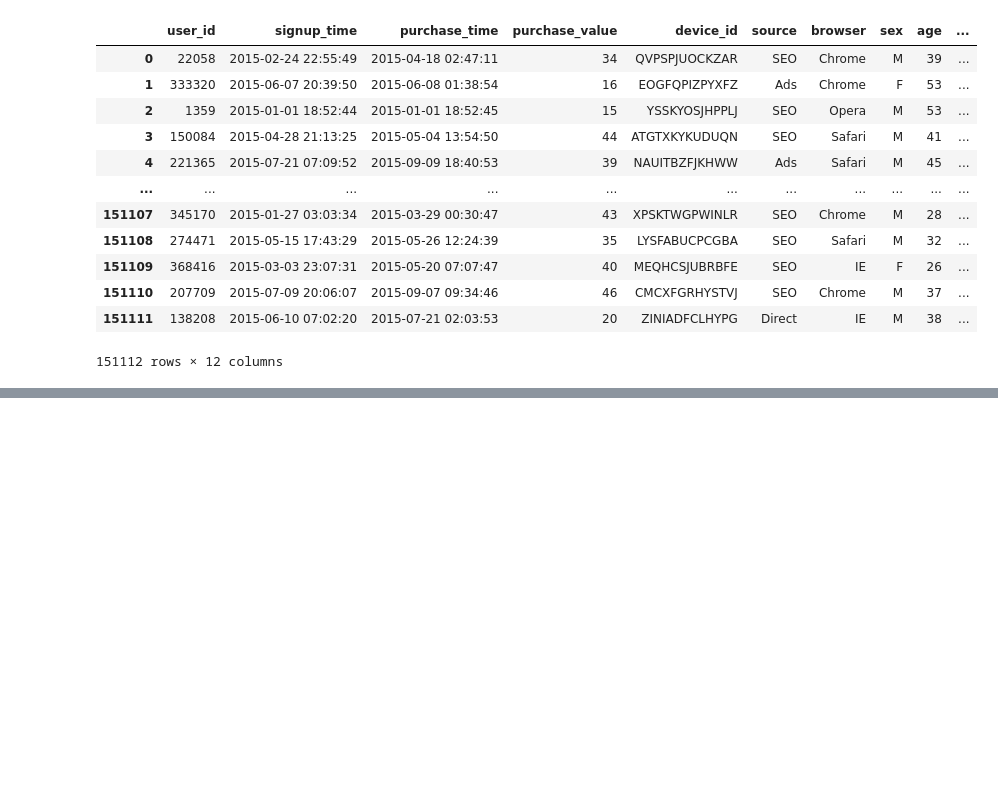
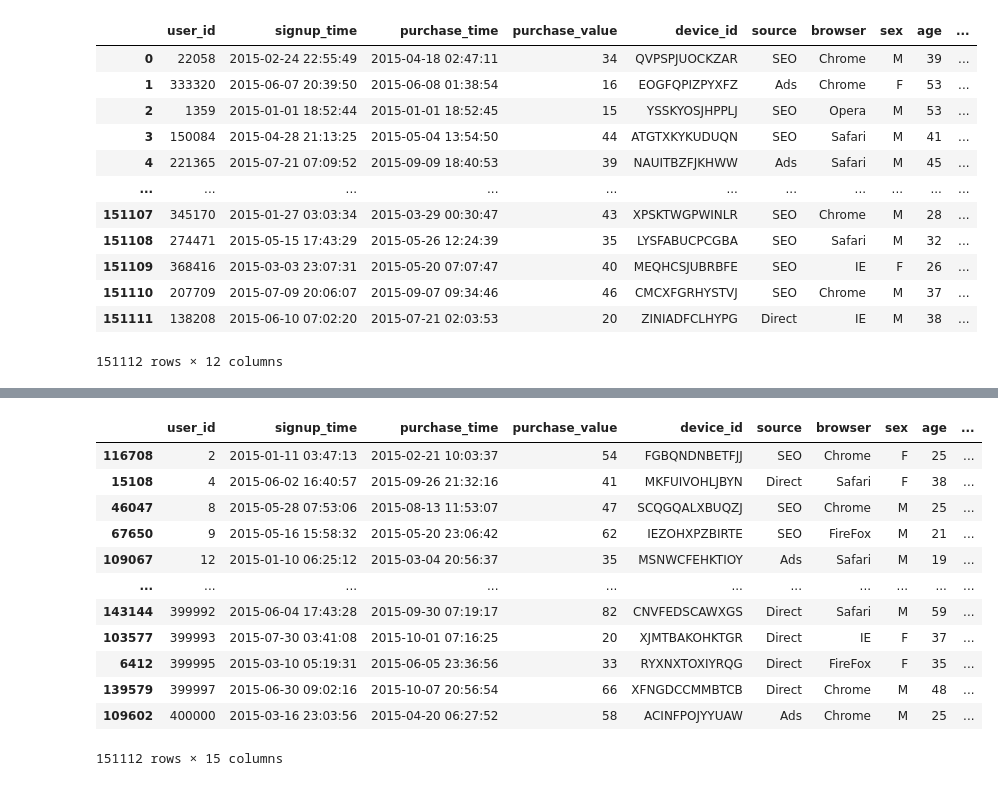
Before and after one commit to bef898/fraud_detection_system, a Jupyter notebook: notebooks/merge.ipynb, the cells around one changed output, grey strips where cells are left out. Drawn from its saved outputs; the diff is of its cells as text; code cells hidden in the pictures; blank space fills up the shorter version.

```diff
--- a/notebooks/merge.ipynb
+++ b/notebooks/merge.ipynb
@@ -113,0 +120,2 @@ fraud_data
+# %%
+fraud_data['purchase_time'] = pd.to_datetime(fraud_data['purchase_time'])
@@ -113,0 +124,5 @@ fraud_data
+# %%
+fraud_data['transaction_frequency'] = fraud_data.groupby('user_id')['purchase_time'].transform('count')
+
+# result
+fraud_data[['user_id', 'purchase_time', 'transaction_frequency']].head()
@@ -113,0 +140,2 @@ fraud_data
+# %%
+fraud_data = fraud_data.sort_values(by=['user_id', 'purchase_time'])
@@ -113,0 +144,6 @@ fraud_data
+# %%
+fraud_data['transaction_velocity'] = fraud_data.groupby('user_id')['purchase_time'].diff().dt.total_seconds() / 3600
+
+# Fill NaN values (first transaction for each user) with a large value or zero
+# We can use -1 to indicate no previous transaction
+fraud_data.fillna({'transaction_velocity':-1}, inplace=True)
@@ -113,0 +160,16 @@ fraud_data
+# %%
+fraud_data
+# %% [output]
+|  | user_id | signup_time | purchase_time | purchase_value | device_id | source | browser | sex | age | ... |
+| 116708 | 2 | 2015-01-11 03:47:13 | 2015-02-21 10:03:37 | 54 | FGBQNDNBETFJJ | SEO | Chrome | F | 25 | ... |
+| 15108 | 4 | 2015-06-02 16:40:57 | 2015-09-26 21:32:16 | 41 | MKFUIVOHLJBYN | Direct | Safari | F | 38 | ... |
+| 46047 | 8 | 2015-05-28 07:53:06 | 2015-08-13 11:53:07 | 47 | SCQGQALXBUQZJ | SEO | Chrome | M | 25 | ... |
+| 67650 | 9 | 2015-05-16 15:58:32 | 2015-05-20 23:06:42 | 62 | IEZOHXPZBIRTE | SEO | FireFox | M | 21 | ... |
+| 109067 | 12 | 2015-01-10 06:25:12 | 2015-03-04 20:56:37 | 35 | MSNWCFEHKTIOY | Ads | Safari | M | 19 | ... |
+| ... | ... | ... | ... | ... | ... | ... | ... | ... | ... | ... |
+| 143144 | 399992 | 2015-06-04 17:43:28 | 2015-09-30 07:19:17 | 82 | CNVFEDSCAWXGS | Direct | Safari | M | 59 | ... |
+| 103577 | 399993 | 2015-07-30 03:41:08 | 2015-10-01 07:16:25 | 20 | XJMTBAKOHKTGR | Direct | IE | F | 37 | ... |
+| 6412 | 399995 | 2015-03-10 05:19:31 | 2015-06-05 23:36:56 | 33 | RYXNXTOXIYRQG | Direct | FireFox | F | 35 | ... |
+| 139579 | 399997 | 2015-06-30 09:02:16 | 2015-10-07 20:56:54 | 66 | XFNGDCCMMBTCB | Direct | Chrome | M | 48 | ... |
+| 109602 | 400000 | 2015-03-16 23:03:56 | 2015-04-20 06:27:52 | 58 | ACINFPOJYYUAW | Ads | Chrome | M | 25 | ... |
+151112 rows × 15 columns
```
Also changed, not shown: parts of 9 cells of this notebook.
